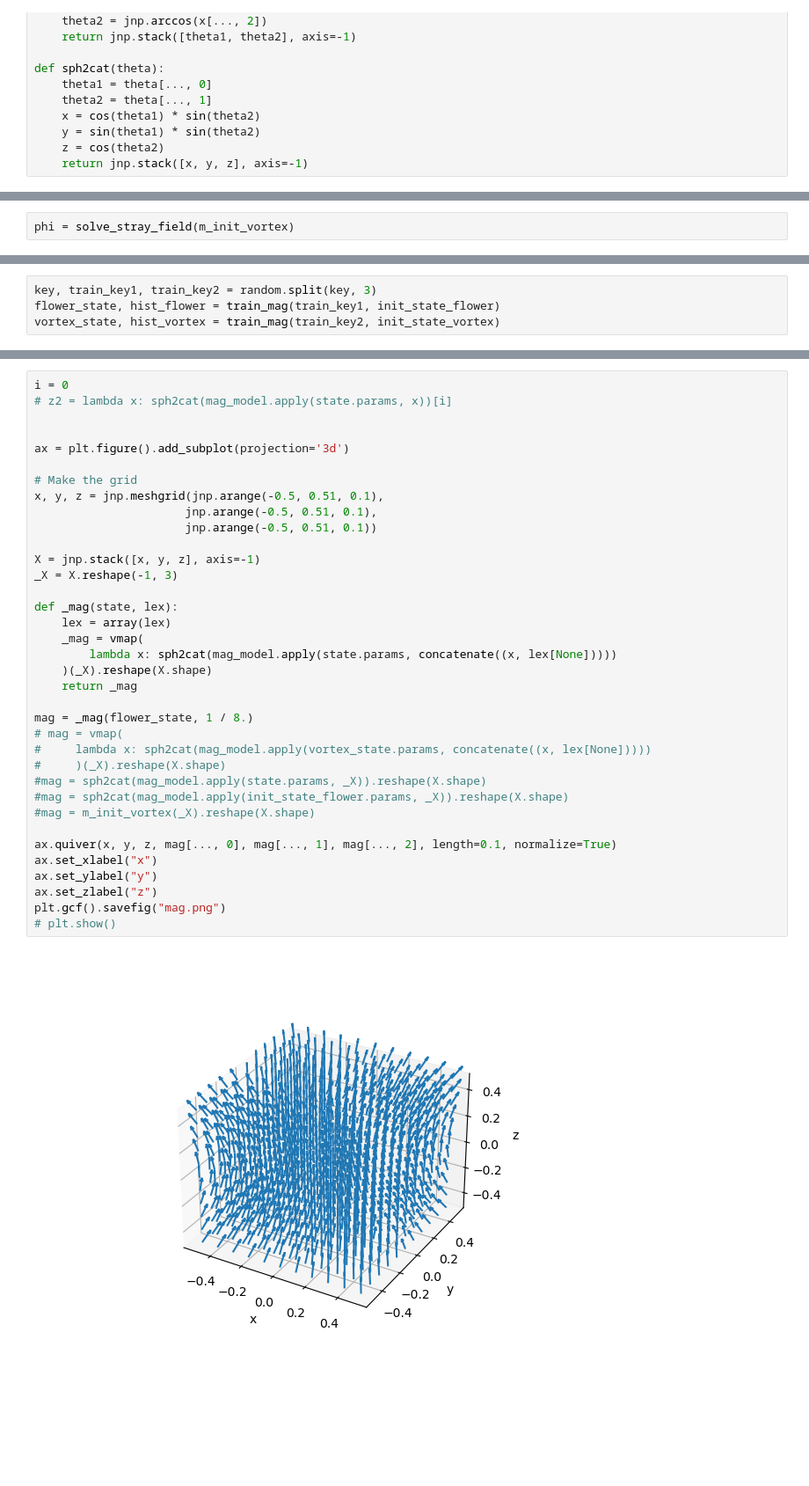
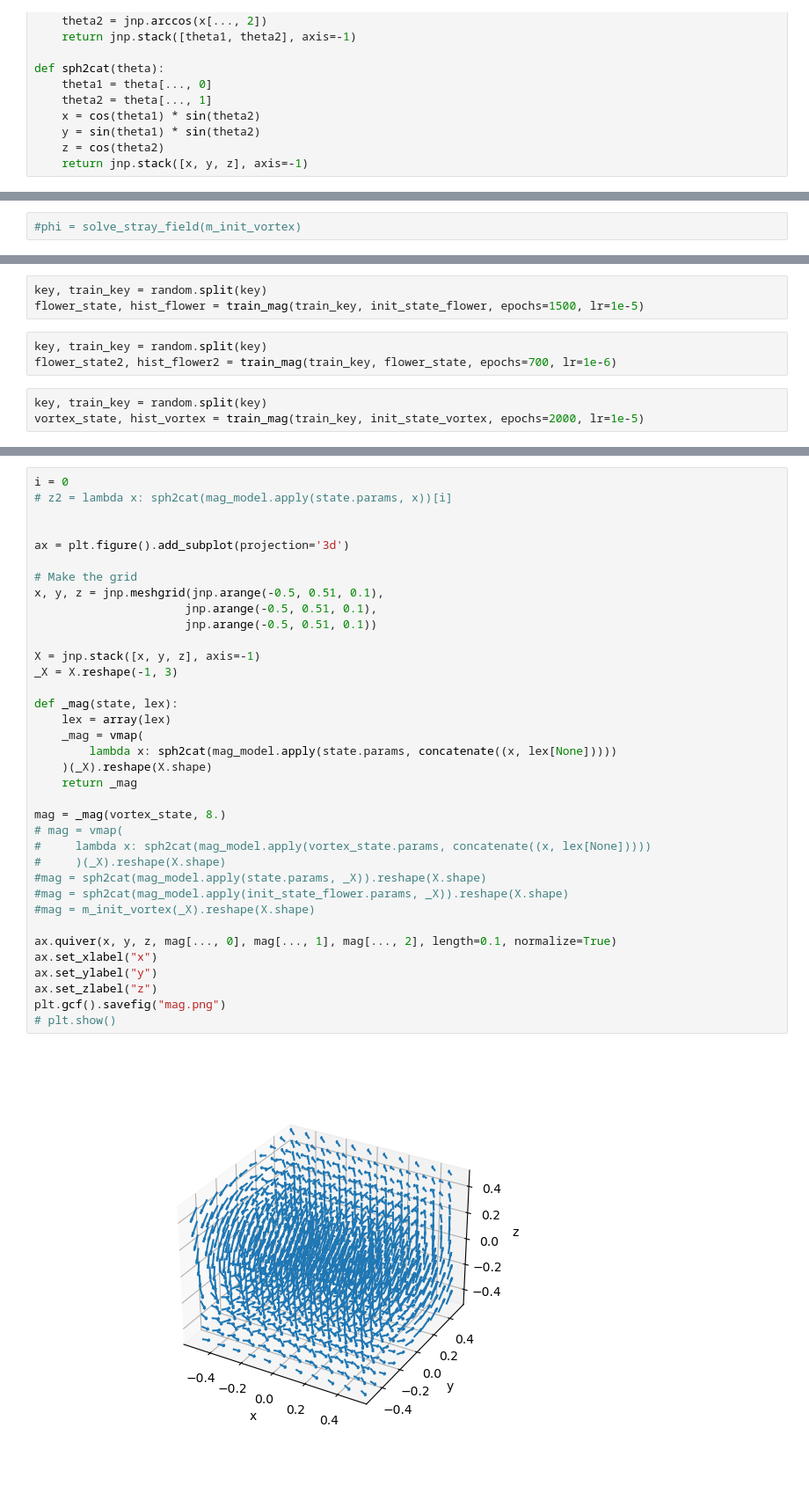
Before and after one commit to schaffer9/MagPI, a Jupyter notebook: mumag_sp3_energy_min.ipynb, the cells around one changed output, grey strips where cells are left out. Shown at 88% size. Cells and saved outputs as stored; diff of their text form; blank space fills up the shorter version.

```diff
--- a/mumag_sp3_energy_min.ipynb
+++ b/mumag_sp3_energy_min.ipynb
@@ -178,5 +178,5 @@ def solve_stray_field(m):
     phi_nn = lambda x: phi1(x) + phi2(x)
     return phi_nn
 # %%
-phi = solve_stray_field(m_init_vortex)
+#phi = solve_stray_field(m_init_vortex)
 # %%
@@ -258,6 +257,11 @@ def train_mag(key, init_state, epochs=2000):
     )
     return train_nn(loss, init_state, make_batches, train_key, epochs=epochs)
 # %%
-key, train_key1, train_key2 = random.split(key, 3)
-flower_state, hist_flower = train_mag(train_key1, init_state_flower)
-vortex_state, hist_vortex = train_mag(train_key2, init_state_vortex)
+key, train_key = random.split(key)
+flower_state, hist_flower = train_mag(train_key, init_state_flower, epochs=1500, lr=1e-5)
+# %%
+key, train_key = random.split(key)
+flower_state2, hist_flower2 = train_mag(train_key, flower_state, epochs=700, lr=1e-6)
+# %%
+key, train_key = random.split(key)
+vortex_state, hist_vortex = train_mag(train_key, init_state_vortex, epochs=2000, lr=1e-5)
@@ -320,33 +354,33 @@ ax = plt.figure().add_subplot(projection='3d')
 
 # Make the grid
 x, y, z = jnp.meshgrid(jnp.arange(-0.5, 0.51, 0.1),
                       jnp.arange(-0.5, 0.51, 0.1),
                       jnp.arange(-0.5, 0.51, 0.1))
 
 X = jnp.stack([x, y, z], axis=-1)
 _X = X.reshape(-1, 3)
 
 def _mag(state, lex):
     lex = array(lex)
     _mag = vmap(
         lambda x: sph2cat(mag_model.apply(state.params, concatenate((x, lex[None]))))
     )(_X).reshape(X.shape)
     return _mag
 
-mag = _mag(flower_state, 1 / 8.)
+mag = _mag(vortex_state, 8.)
 # mag = vmap(
 #     lambda x: sph2cat(mag_model.apply(vortex_state.params, concatenate((x, lex[None]))))
 #     )(_X).reshape(X.shape)
 #mag = sph2cat(mag_model.apply(state.params, _X)).reshape(X.shape)
 #mag = sph2cat(mag_model.apply(init_state_flower.params, _X)).reshape(X.shape)
 #mag = m_init_vortex(_X).reshape(X.shape)
 
 ax.quiver(x, y, z, mag[..., 0], mag[..., 1], mag[..., 2], length=0.1, normalize=True)
 ax.set_xlabel("x")
 ax.set_ylabel("y")
 ax.set_zlabel("z")
 plt.gcf().savefig("mag.png")
 # plt.show()
 # %% [output]
-[figure, old version]
+[figure, new version]
 # %%
```
Also changed, not shown: parts of 14 cells of this notebook.
